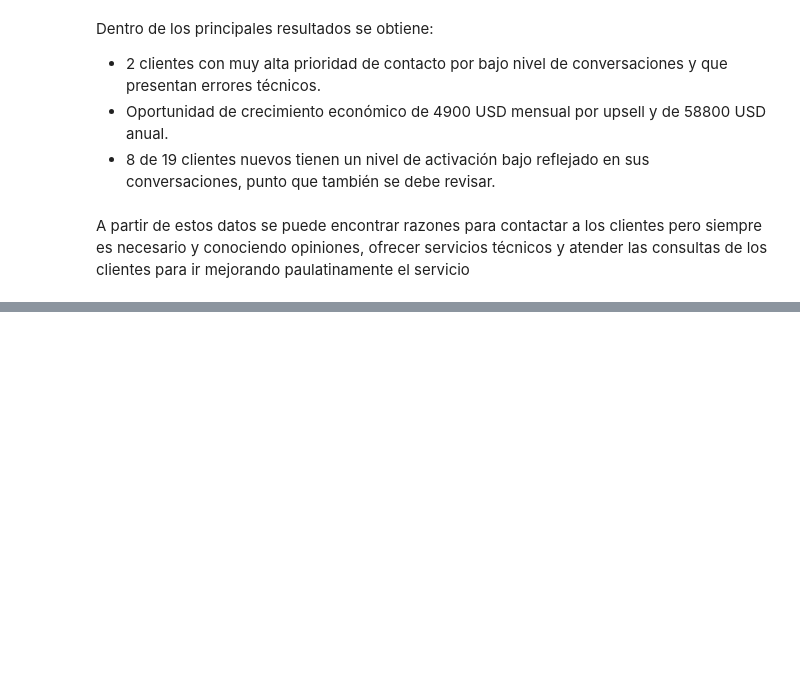
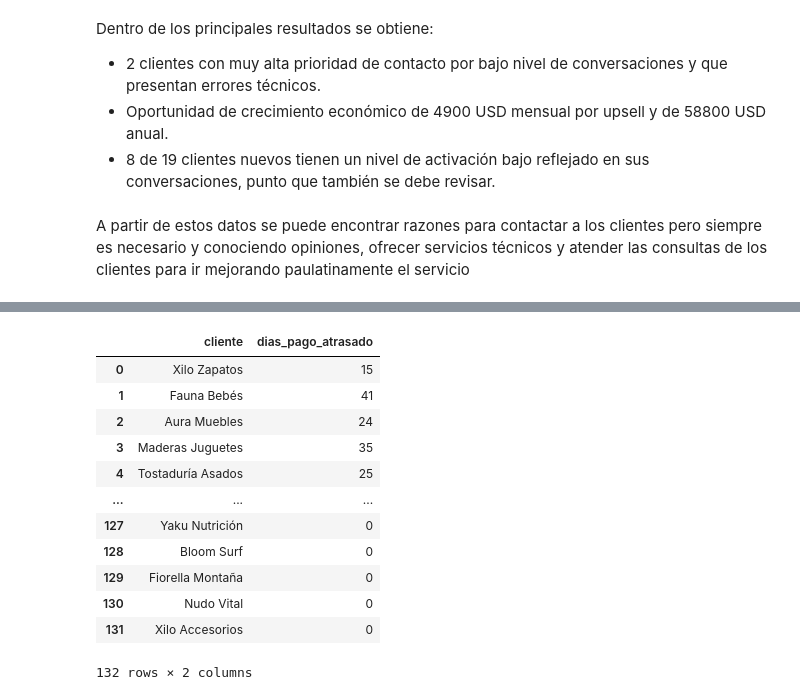
Before and after one commit to nicoandonie/versu-ops-engineer-case, a Jupyter notebook: caso parte 1.ipynb, the cells around one changed output, grey strips where cells are left out. Drawn from its saved outputs; the diff is of its cells as text; code cells hidden in the pictures; blank space fills up the shorter version.

```diff
--- a/caso parte 1.ipynb
+++ b/caso parte 1.ipynb
@@ -2750,0 +2771,35 @@ A partir de estos datos se puede encontrar razones para contactar a los clientes
+# %%
+# Filtrar septiembre y quedarnos solo con cliente_id + dias_pago_atrasado
+pago_septiembre = uso[uso["mes"] == "2026-09"][
+    ["cliente_id", "dias_pago_atrasado"]
+].copy()
+
+# Agregar la columna a lista_ops
+lista_ops = lista_ops.merge(
+    pago_septiembre,
+    on="cliente_id",
+    how="left"
+)
+
+# Si algún cliente no tenía dato, rellenar con 0
+lista_ops["dias_pago_atrasado"] = (
+    lista_ops["dias_pago_atrasado"]
+    .fillna(0)
+    .astype(int)
+)
+# %%
+lista_ops[["cliente", "dias_pago_atrasado"]]
+# %% [output]
+|  | cliente | dias_pago_atrasado |
+| 0 | Xilo Zapatos | 15 |
+| 1 | Fauna Bebés | 41 |
+| 2 | Aura Muebles | 24 |
+| 3 | Maderas Juguetes | 35 |
+| 4 | Tostaduría Asados | 25 |
+| ... | ... | ... |
+| 127 | Yaku Nutrición | 0 |
+| 128 | Bloom Surf | 0 |
+| 129 | Fiorella Montaña | 0 |
+| 130 | Nudo Vital | 0 |
+| 131 | Xilo Accesorios | 0 |
+132 rows × 2 columns
```
Also changed, not shown: parts of 8 cells of this notebook, 12 other files.
